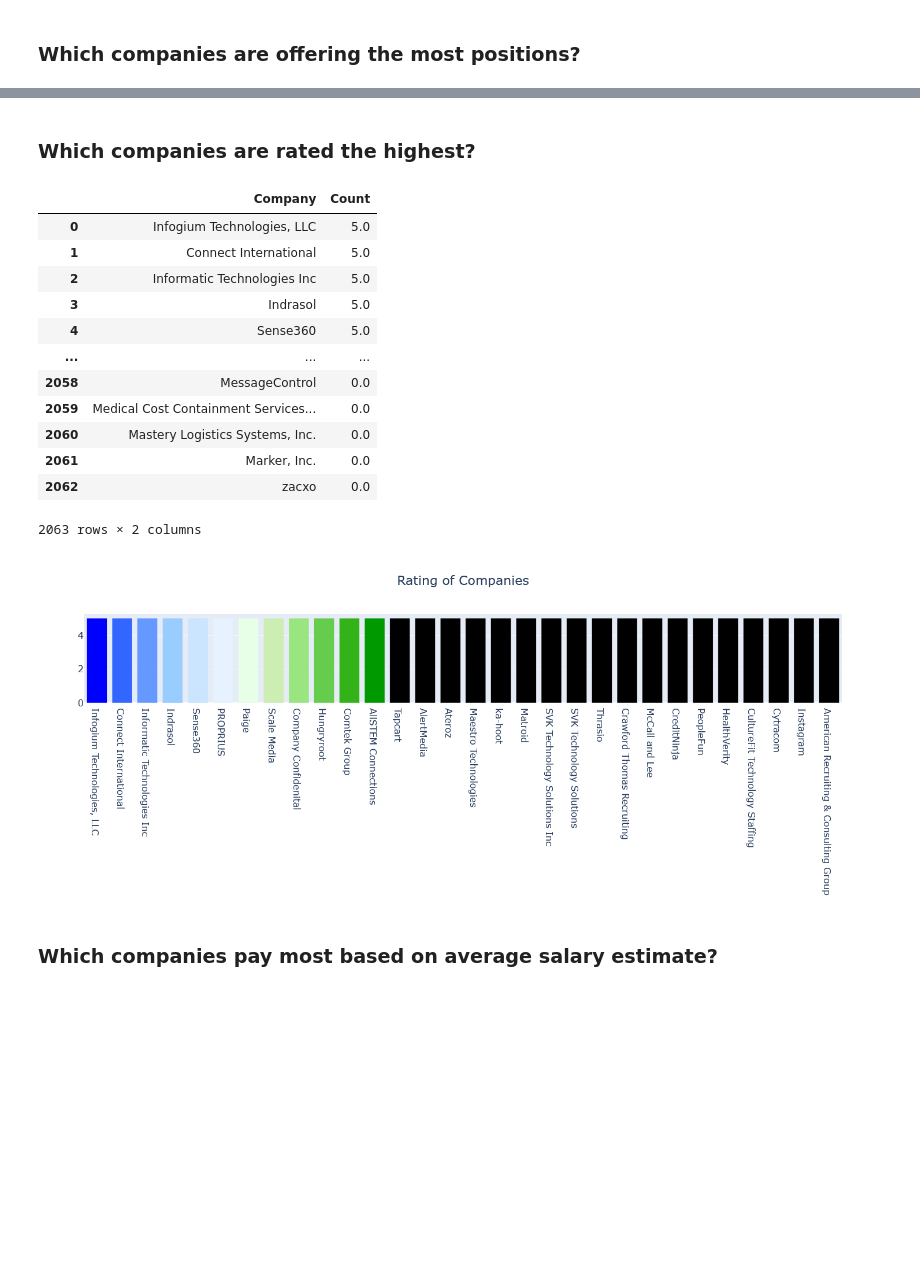
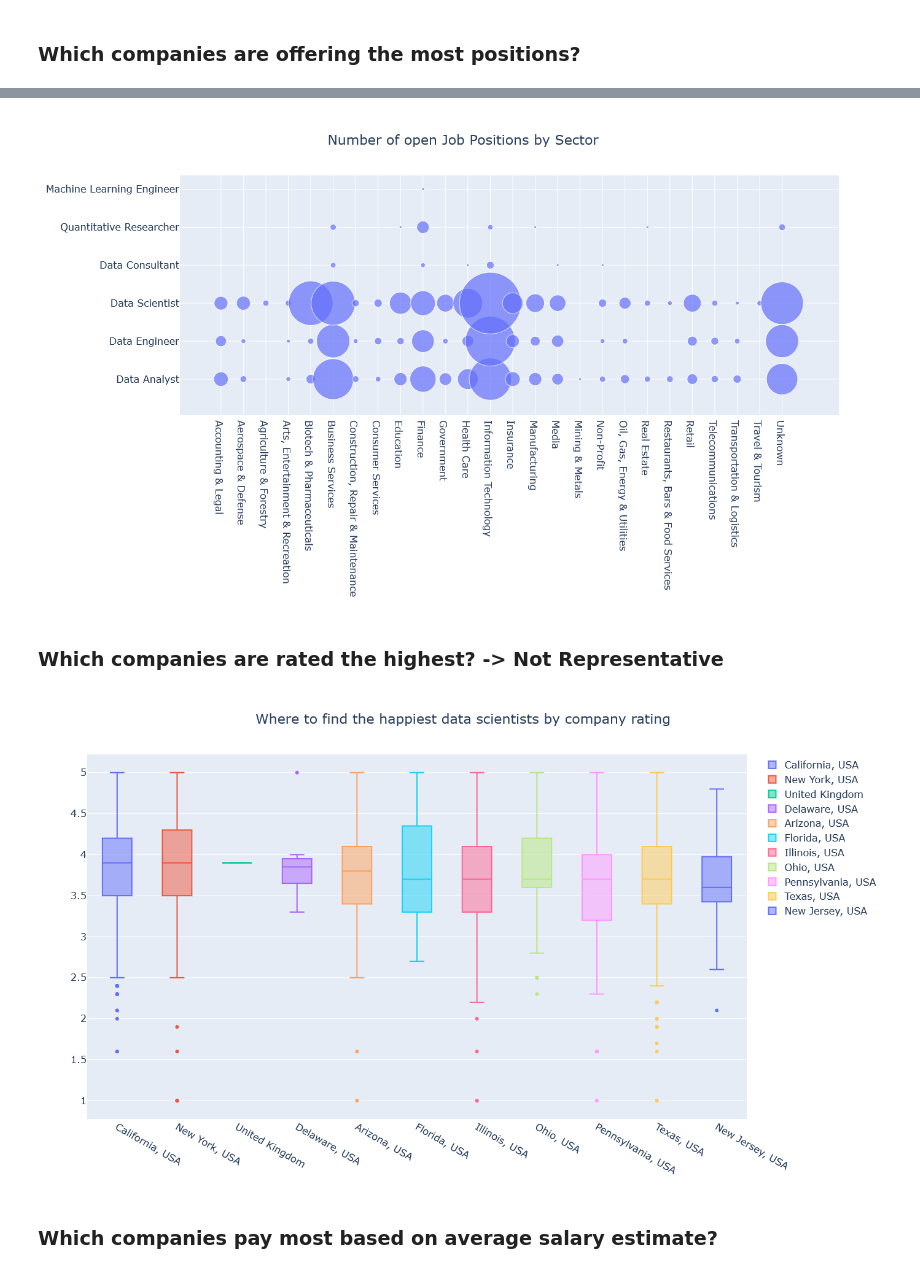
Before and after one commit to gordoaraujo/jobs_data_analysis, a Jupyter notebook: notebooks/Glassdoor Analysis.ipynb, the cells around one changed output, grey strips where cells are left out. Saved outputs shown, nothing was run; the diff lists cells and outputs as text; code cells hidden in the pictures; blank space fills up the shorter version.

```diff
--- a/notebooks/Glassdoor Analysis.ipynb
+++ b/notebooks/Glassdoor Analysis.ipynb
@@ -203,26 +330,9 @@ plotlyplot(pos_by_cpy,10, "Number of Job Offerings by Company")
+# %%
+df_c = df[df["Compare Title"] != ""]
+title_by_sector = df_c.groupby(by = ["Sector", "Compare Title"])["Location"].count().reset_index()
+
+plotlyscatterz(title_by_sector, "Number of open Job Positions by Sector", 10)
+# %% [output]
+[figure, added]
 # %% [markdown]
-### Which companies are rated the highest?
+### Which companies are rated the highest? -> Not Representative
-# %%
-ratings = df.groupby(by = ["Company Name"]).Rating.mean().sort_values(ascending = False)
-
-ratings_df = pd.DataFrame(ratings).reset_index()
-ratings_df.columns = ["Company","Count"]
-ratings_df
-# %% [output]
-|  | Company | Count |
-| 0 | Infogium Technologies, LLC | 5.0 |
-| 1 | Connect International | 5.0 |
-| 2 | Informatic Technologies Inc | 5.0 |
-| 3 | Indrasol | 5.0 |
-| 4 | Sense360 | 5.0 |
-| ... | ... | ... |
-| 2058 | MessageControl | 0.0 |
-| 2059 | Medical Cost Containment Services... | 0.0 |
-| 2060 | Mastery Logistics Systems, Inc. | 0.0 |
-| 2061 | Marker, Inc. | 0.0 |
-| 2062 | zacxo | 0.0 |
-2063 rows × 2 columns
-# %%
-plotlyplot(ratings_df,30, "Rating of Companies")
-# %% [output]
-[figure, removed]
@@ -229,3 +344,21 @@ plotlyplot(ratings_df,30, "Rating of Companies")
+# %%
+df_states_sorted_by_mean = df2.groupby("State Location")["Rating"].median().sort_values(ascending = False).reset_index()
+states_sorted_by_median = df_states_sorted_by_mean["State Location"].unique()
+
+ratings_list = {}
+fig = go.Figure()
+
+
+for state in states_sorted_by_median:
+    dfx = df2[df2["State Location"]==state].Rating
+    ratings_list[state] = dfx
+    fig.add_trace(go.Box(y=dfx, name = state))
+
+fig.update_layout(font_size = 16, height = 800, width = 1000, title = "Where to find the happiest data scientists by company rating", title_x = 0.5)
+
+fig.show()
+# %% [output]
+[figure, added]
 # %% [markdown]
 ### Which companies pay most based on average salary estimate?
 # %%
```
Also changed, not shown: parts of 33 cells of this notebook, 1 other file.
